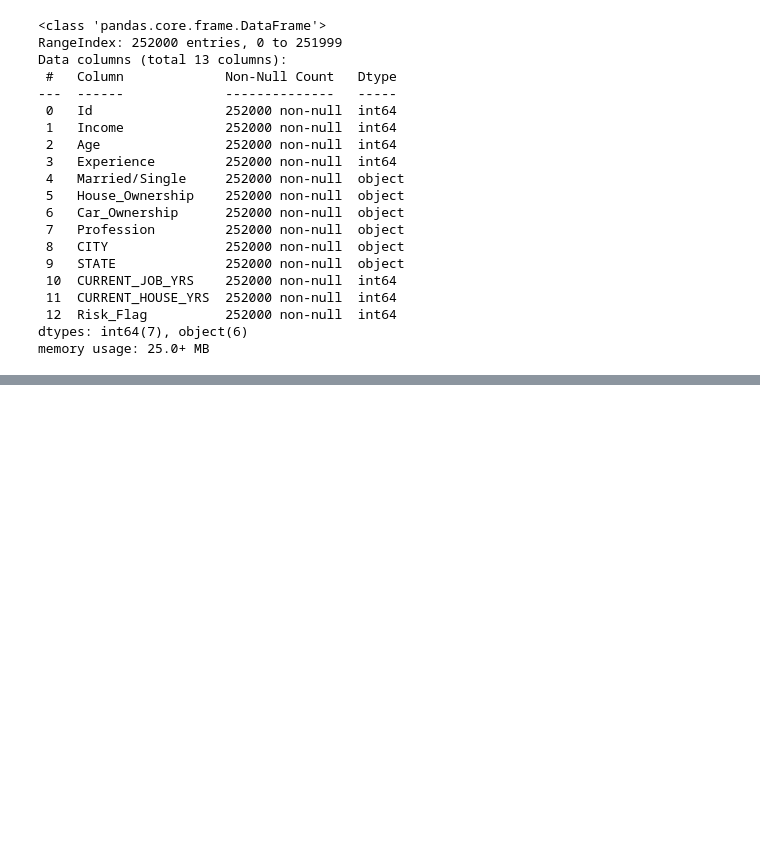
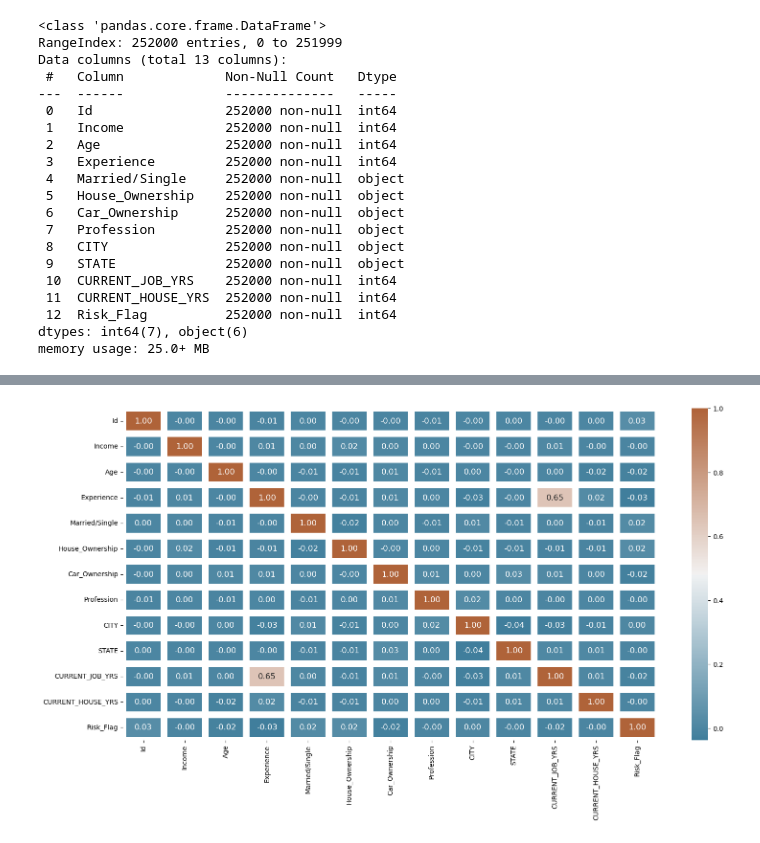
Before and after one commit to chaudhary-dotcom/Python-Beginning-, a Jupyter notebook: EDADay2.ipynb, the cells around one changed output, grey strips where cells are left out. Cells and saved outputs as stored; diff of their text form; code cells hidden in the pictures; blank space fills up the shorter version.

```diff
--- a/EDADay2.ipynb
+++ b/EDADay2.ipynb
@@ -50,0 +126,32 @@ df.describe().style.format(precision=2).background_gradient(cmap=)
+# %%
+# correlation matrix
+from sklearn.preprocessing import LabelEncoder
+df_corr = df.copy()
+
+# label encode categorical columns
+for i in df_corr.columns:
+    if df_corr[i].dtype == 'object':
+        df_corr[i] = LabelEncoder().fit_transform(df[i])
+
+plt.figure(figsize=(18,9), facecolor='none')  # set the facecolor to 'none' to make the background transparent
+
+#define colormap
+cmap = sns.diverging_palette(230, 30, as_cmap=True)
+
+#define annotation text size
+size = {'size': 12}
+
+# plot heatmap
+sns.heatmap(
+    df_corr.corr(),
+    annot=True,
+    cmap=cmap,
+    square=False,
+    linewidths=10,
+    fmt='.2f',
+    annot_kws = size #Adjust annotation text size
+
+)
+plt.show()
+# %% [output]
+[figure, added]
```
Also changed, not shown: parts of 14 cells of this notebook.
